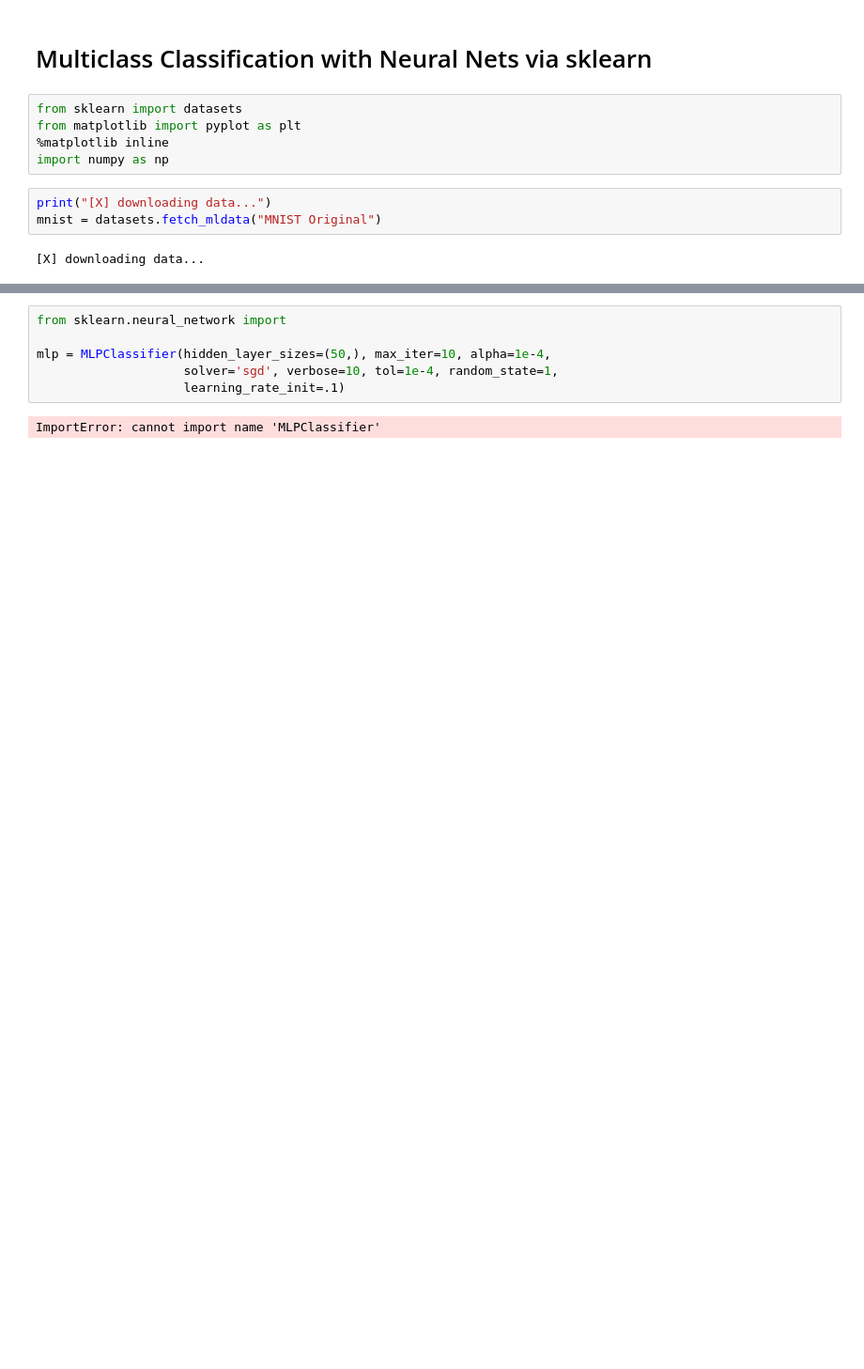
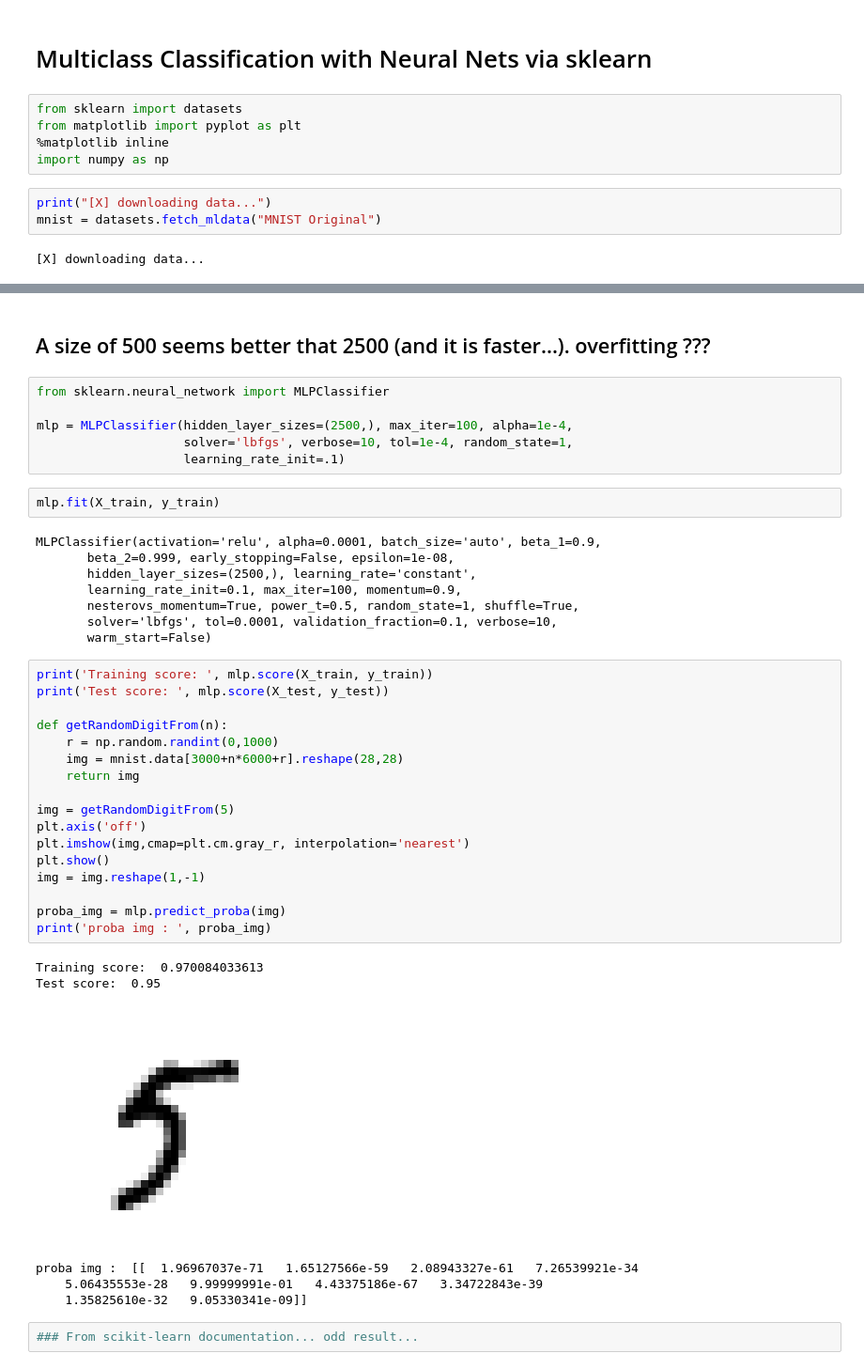
Before and after one commit to MrGreenRubato/notebooks, a Jupyter notebook: MLC/MLC_3_MultiClass_And_Neural_Networks/Multiclass Classification with Neural Nets via sklearn.ipynb, the cells around one changed output, grey strips where cells are left out. Shown at 94% size. Drawn from its saved outputs; the diff is of its cells as text; blank space fills up the shorter version.

Commit message:
WIP: Neural NET MNIST classification

```diff
--- a/MLC/MLC_3_MultiClass_And_Neural_Networks/Multiclass Classification with Neural Nets via sklearn.ipynb
+++ b/MLC/MLC_3_MultiClass_And_Neural_Networks/Multiclass Classification with Neural Nets via sklearn.ipynb
@@ -18,11 +18,47 @@ X_train, X_test, y_train, y_test = train_test_split(mnist.data, mnist.target, te
 print('X_train size :', X_train.shape)
 # %% [output]
 X_train size : (59500, 784)
+# %% [markdown]
+## A size of 500 seems better that 2500 (and it is faster...). overfitting ???
 # %%
-from sklearn.neural_network import
+from sklearn.neural_network import MLPClassifier
 
-mlp = MLPClassifier(hidden_layer_sizes=(50,), max_iter=10, alpha=1e-4,
-                    solver='sgd', verbose=10, tol=1e-4, random_state=1,
+mlp = MLPClassifier(hidden_layer_sizes=(2500,), max_iter=100, alpha=1e-4,
+                    solver='lbfgs', verbose=10, tol=1e-4, random_state=1,
                     learning_rate_init=.1)
-# %% [output]
-ImportError: cannot import name 'MLPClassifier'
+# %%
+mlp.fit(X_train, y_train)
+# %% [output]
+MLPClassifier(activation='relu', alpha=0.0001, batch_size='auto', beta_1=0.9,
+       beta_2=0.999, early_stopping=False, epsilon=1e-08,
+       hidden_layer_sizes=(2500,), learning_rate='constant',
+       learning_rate_init=0.1, max_iter=100, momentum=0.9,
+       nesterovs_momentum=True, power_t=0.5, random_state=1, shuffle=True,
+       solver='lbfgs', tol=0.0001, validation_fraction=0.1, verbose=10,
+       warm_start=False)
+# %%
+print('Training score: ', mlp.score(X_train, y_train))
+print('Test score: ', mlp.score(X_test, y_test))
+
+def getRandomDigitFrom(n):
+    r = np.random.randint(0,1000)
+    img = mnist.data[3000+n*6000+r].reshape(28,28)
+    return img
+
+img = getRandomDigitFrom(5)
+plt.axis('off')
+plt.imshow(img,cmap=plt.cm.gray_r, interpolation='nearest')
+plt.show()
+img = img.reshape(1,-1)
+
+proba_img = mlp.predict_proba(img)
+print('proba img : ', proba_img)
+# %% [output]
+Training score:  0.970084033613
+Test score:  0.95
+[figure, added]
+proba img :  [[  1.96967037e-71   1.65127566e-59   2.08943327e-61   7.26539921e-34
+    5.06435553e-28   9.99999991e-01   4.43375186e-67   3.34722843e-39
+    1.35825610e-32   9.05330341e-09]]
+# %%
+### From scikit-learn documentation... odd result...
```
Also changed, not shown: parts of 2 cells of this notebook.
